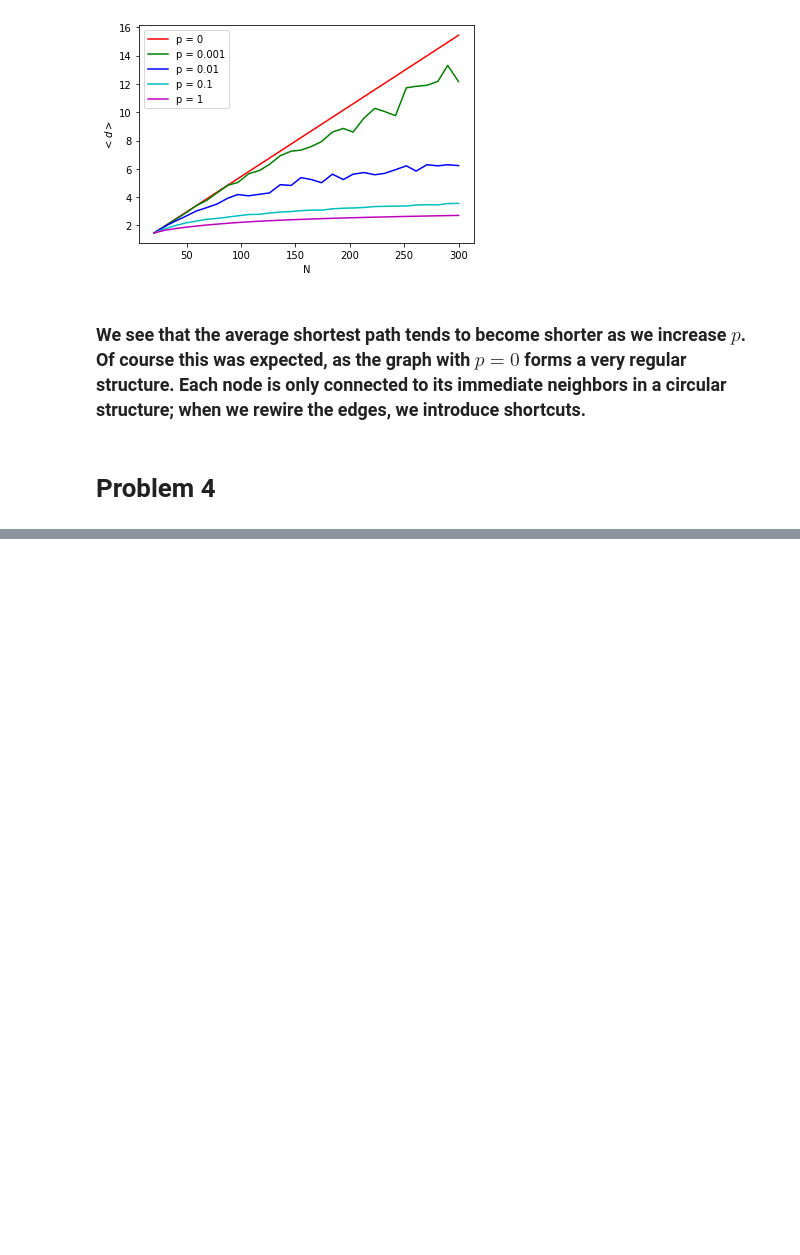
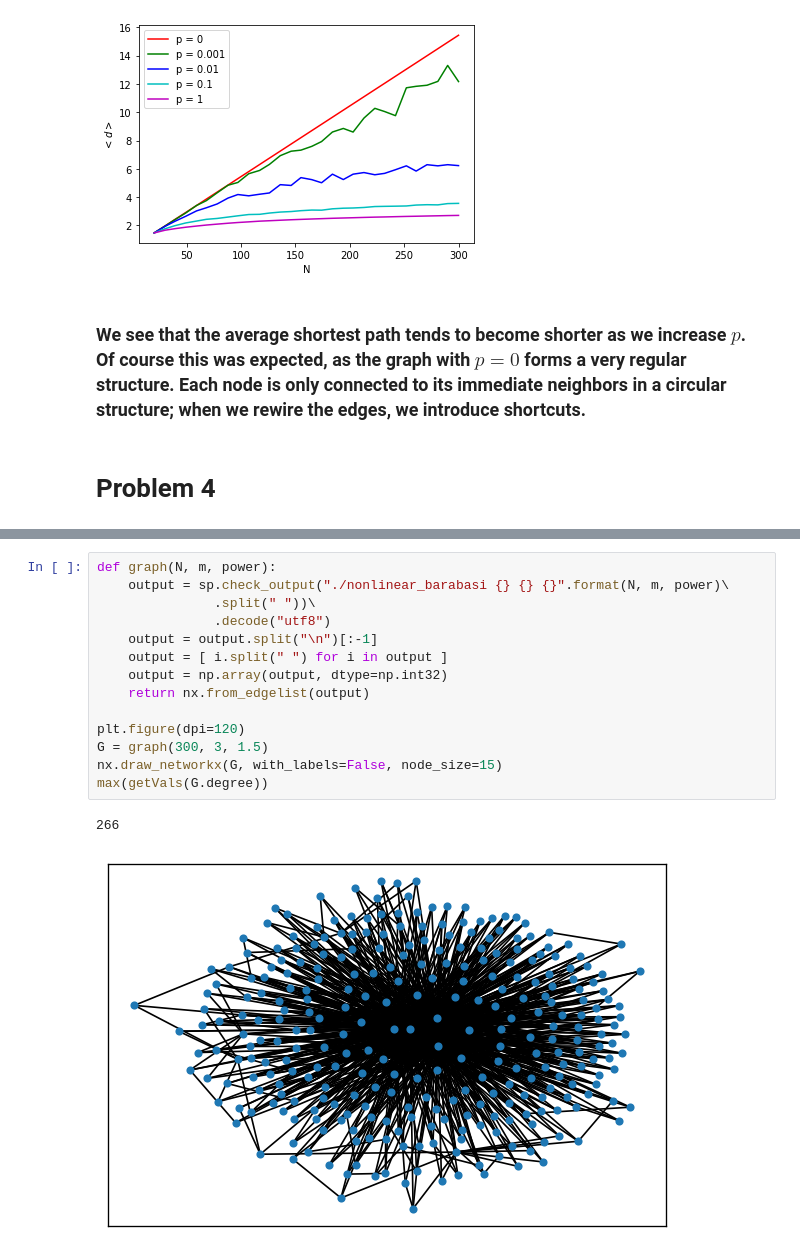
Before and after one commit to matheushjs/sandbox, a Jupyter notebook: complex_nets/lista3.ipynb, the cells around one changed output, grey strips where cells are left out. Cells and saved outputs as stored; diff of their text form; blank space fills up the shorter version.

```diff
--- a/complex_nets/lista3.ipynb
+++ b/complex_nets/lista3.ipynb
@@ -319,0 +534,17 @@ plt.legend()
+# %%
+def graph(N, m, power):
+    output = sp.check_output("./nonlinear_barabasi {} {} {}".format(N, m, power)\
+               .split(" "))\
+               .decode("utf8")
+    output = output.split("\n")[:-1]
+    output = [ i.split(" ") for i in output ]
+    output = np.array(output, dtype=np.int32)
+    return nx.from_edgelist(output)
+
+plt.figure(dpi=120)
+G = graph(300, 3, 1.5)
+nx.draw_networkx(G, with_labels=False, node_size=15)
+max(getVals(G.degree))
+# %% [output]
+266
+[figure, added]
```
Also changed, not shown: parts of 21 cells of this notebook.
